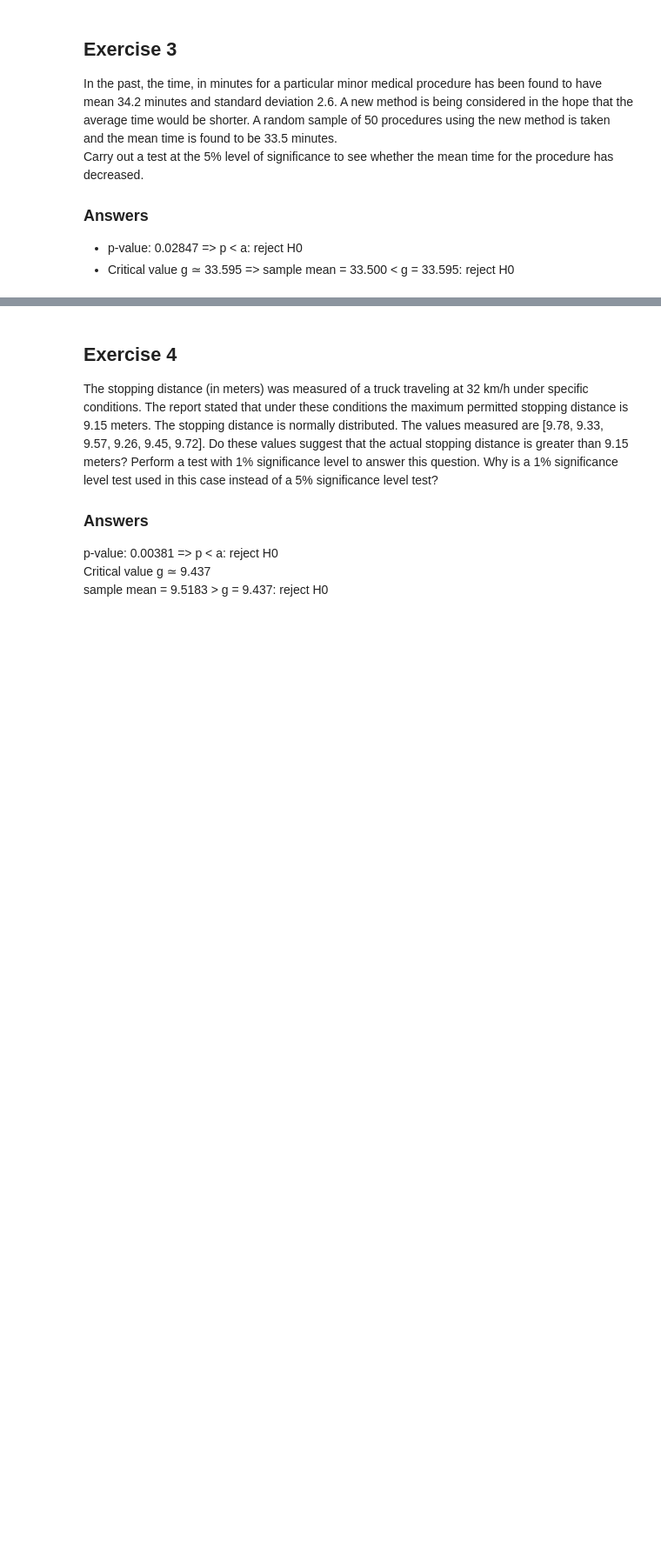
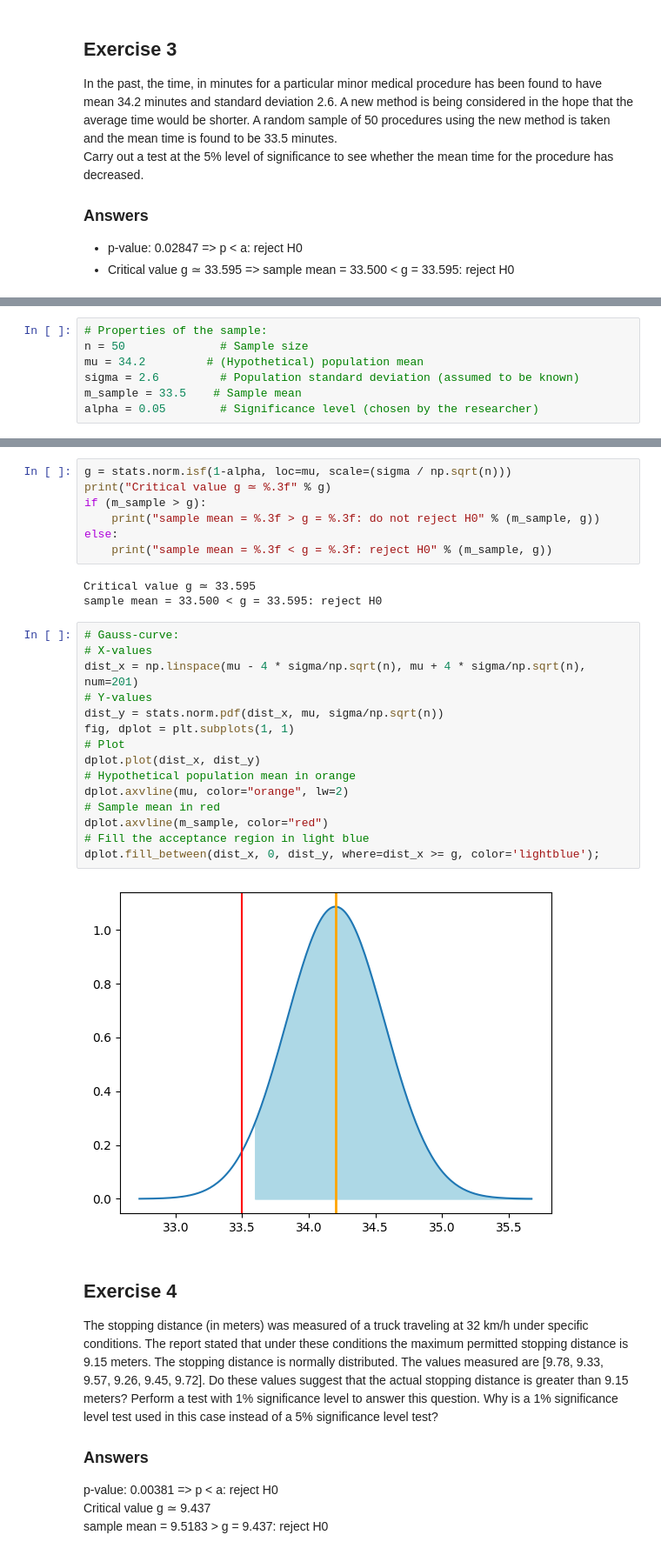
Before and after one commit to BrentVervaet/dsai-labs-bv, a Jupyter notebook: 3-central-limit-testing/lab-3.04-hypothesis-testing.ipynb, the cells around one changed output, grey strips where cells are left out. Shown at 87% size. Drawn from its saved outputs; the diff is of its cells as text; blank space fills up the shorter version.

```diff
--- a/3-central-limit-testing/lab-3.04-hypothesis-testing.ipynb
+++ b/3-central-limit-testing/lab-3.04-hypothesis-testing.ipynb
@@ -66,0 +74,7 @@ n = 50
+# %%
+# Properties of the sample:
+n = 50              # Sample size
+mu = 34.2         # (Hypothetical) population mean
+sigma = 2.6         # Population standard deviation (assumed to be known)
+m_sample = 33.5    # Sample mean
+alpha = 0.05        # Significance level (chosen by the researcher)
@@ -67,3 +92,30 @@ n = 50
+# %%
+g = stats.norm.isf(1-alpha, loc=mu, scale=(sigma / np.sqrt(n)))
+print("Critical value g ≃ %.3f" % g)
+if (m_sample > g):
+    print("sample mean = %.3f > g = %.3f: do not reject H0" % (m_sample, g))
+else:
+    print("sample mean = %.3f < g = %.3f: reject H0" % (m_sample, g))
+# %% [output]
+Critical value g ≃ 33.595
+sample mean = 33.500 < g = 33.595: reject H0
+# %%
+# Gauss-curve:
+# X-values
+dist_x = np.linspace(mu - 4 * sigma/np.sqrt(n), mu + 4 * sigma/np.sqrt(n), num=201)
+# Y-values
+dist_y = stats.norm.pdf(dist_x, mu, sigma/np.sqrt(n))
+fig, dplot = plt.subplots(1, 1)
+# Plot
+dplot.plot(dist_x, dist_y)
+# Hypothetical population mean in orange
+dplot.axvline(mu, color="orange", lw=2)
+# Sample mean in red
+dplot.axvline(m_sample, color="red")
+# Fill the acceptance region in light blue
+dplot.fill_between(dist_x, 0, dist_y, where=dist_x >= g, color='lightblue');
+# %% [output]
+[figure, added]
 # %% [markdown]
 ## Exercise 4
 
```
Also changed, not shown: parts of 14 cells of this notebook.
